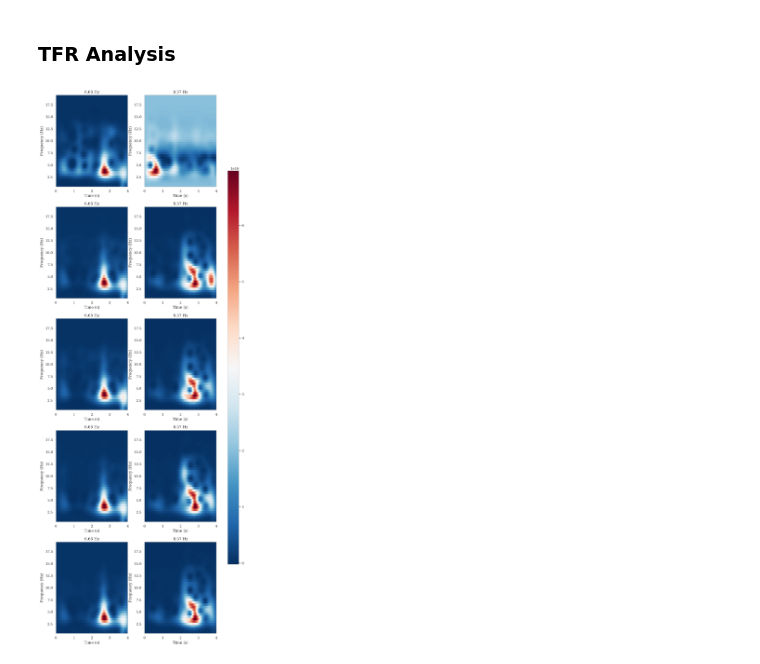
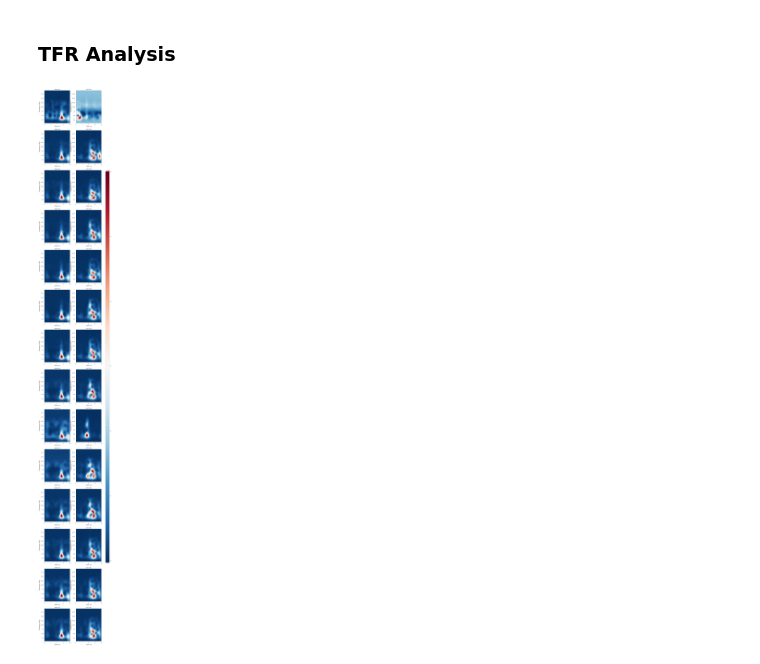
Before and after one commit to JHUBCIS/EEG-ExPy_JHUBCIS, a Jupyter notebook: notebooks/CCA/CCA_mentalab_OSCAR_SSVEP.ipynb, the cells around one changed output. Drawn from its saved outputs; the diff is of its cells as text; code cells hidden in the pictures.

```diff
--- a/notebooks/CCA/CCA_mentalab_OSCAR_SSVEP.ipynb
+++ b/notebooks/CCA/CCA_mentalab_OSCAR_SSVEP.ipynb
@@ -23,7 +27,7 @@ y = df['stim'].to_numpy()
 # %%
 sfreq = 250
 
-info = mne.create_info(['EEG' for i in range(eeg_data.shape[1])], sfreq, ch_types='eeg')
+info = mne.create_info([f'EEG_{i}' for i in range(eeg_data.shape[1])], sfreq, ch_types='eeg')
 raw = mne.io.RawArray(eeg_data.T, info)
 
 # Apply bandpass filter
@@ -125,21 +147,24 @@ def get_epoch_idxs(arr):
     result.append(np.array(current_subarray))
     return result
 # %%
-epoch_idxs = get_epoch_idxs(y)
-epoched_data = [eeg_data[list(map(int, idx[:,0])), :] for idx in epoch_idxs]
+epoch_idxs = get_epoch_idxs(labels)
+epoched_data = [eeg_data[list(map(int, idxs[:,0])), :] for idxs in epoch_idxs]
 
-groundtruth = [np.mean(idx[:, 1]) for idx in epoch_idxs]
+groundtruth = [np.mean(idxs[:, 1]) for idxs in epoch_idxs]
 # %%
 X = [epoched_data[i] for i in np.where(np.array(groundtruth) != 0)[0]]
 y = [groundtruth[i] for i in np.where(np.array(groundtruth) != 0)[0]]
 y = [0 if i == 1 else 1 for i in y]
+# %%
+y = [y[i] for i in range(len(y)) if len(X[i]) > 1]
+X = [data for data in X if len(data) > 1]
 # %%
 t_min = -1
 t_max = 6.
-event_freq = [5, 12]
+event_freq = [9.75, 14.25]
 fs = 250
-# t_win = [.25, .5, .75, 1, 1.25, 1.5, 2, 2.5, 3, 4, 6]
-t_win = [3]
+t_win = [.25, .5, .75, 1, 1.25, 1.5, 2, 2.5, 3, 4, 6]
+# t_win = [6]
 
 predictions = {str(key): [] for key in t_win}
 accuracies = []
@@ -326,9 +350,9 @@ accuracies
 # %%
 fs = 128
 event_freq = [6.66, 8.57]
 n_channels = 5
 
 
-tfr_analysis(X, y, n_channels, fs, event_freq)
+tfr_analysis(X, y, X.shape[1], fs, event_freq)
 # %% [output]
-[figure, old version]
+[figure, new version]
```
Also changed, not shown: parts of 10 cells of this notebook, 3 other files.
